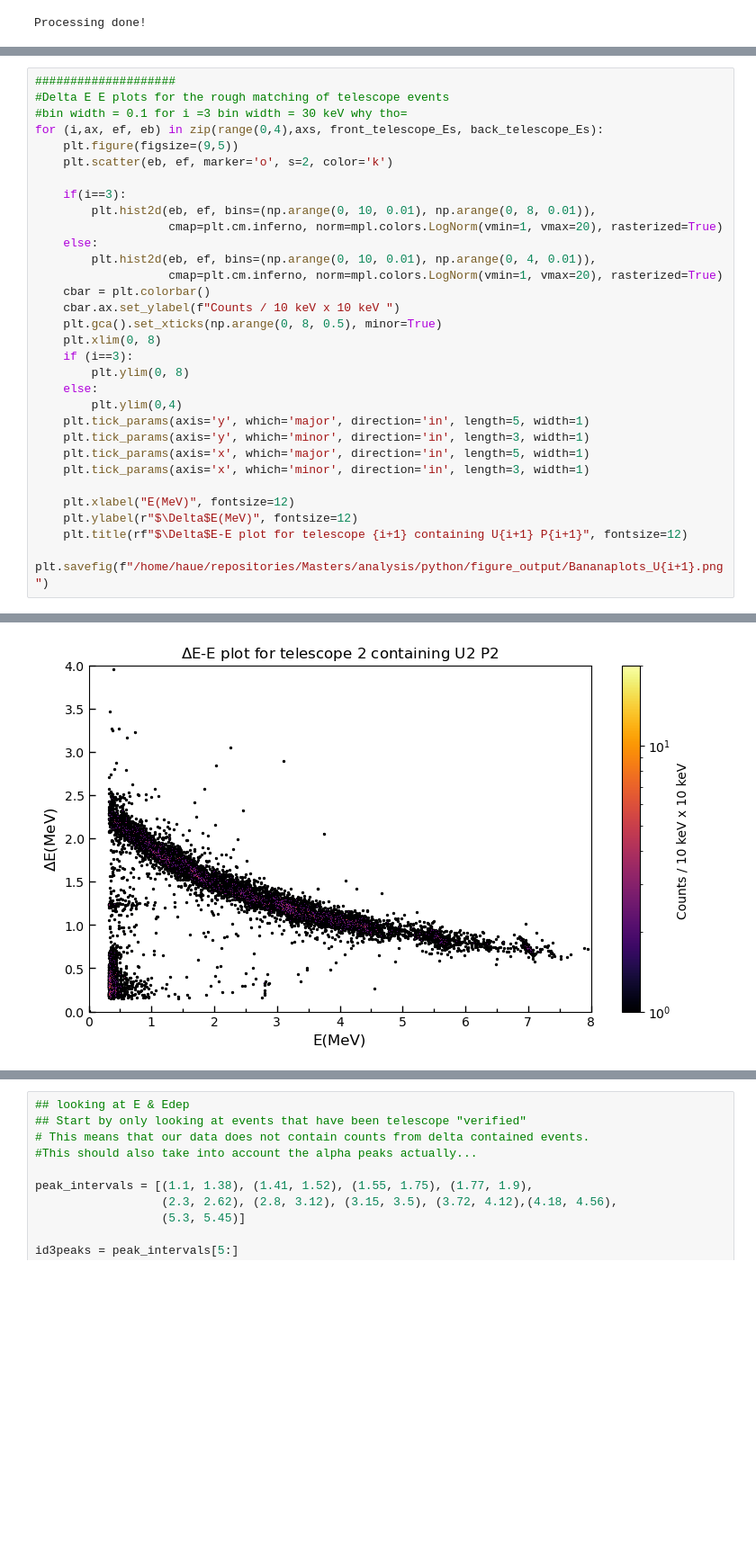
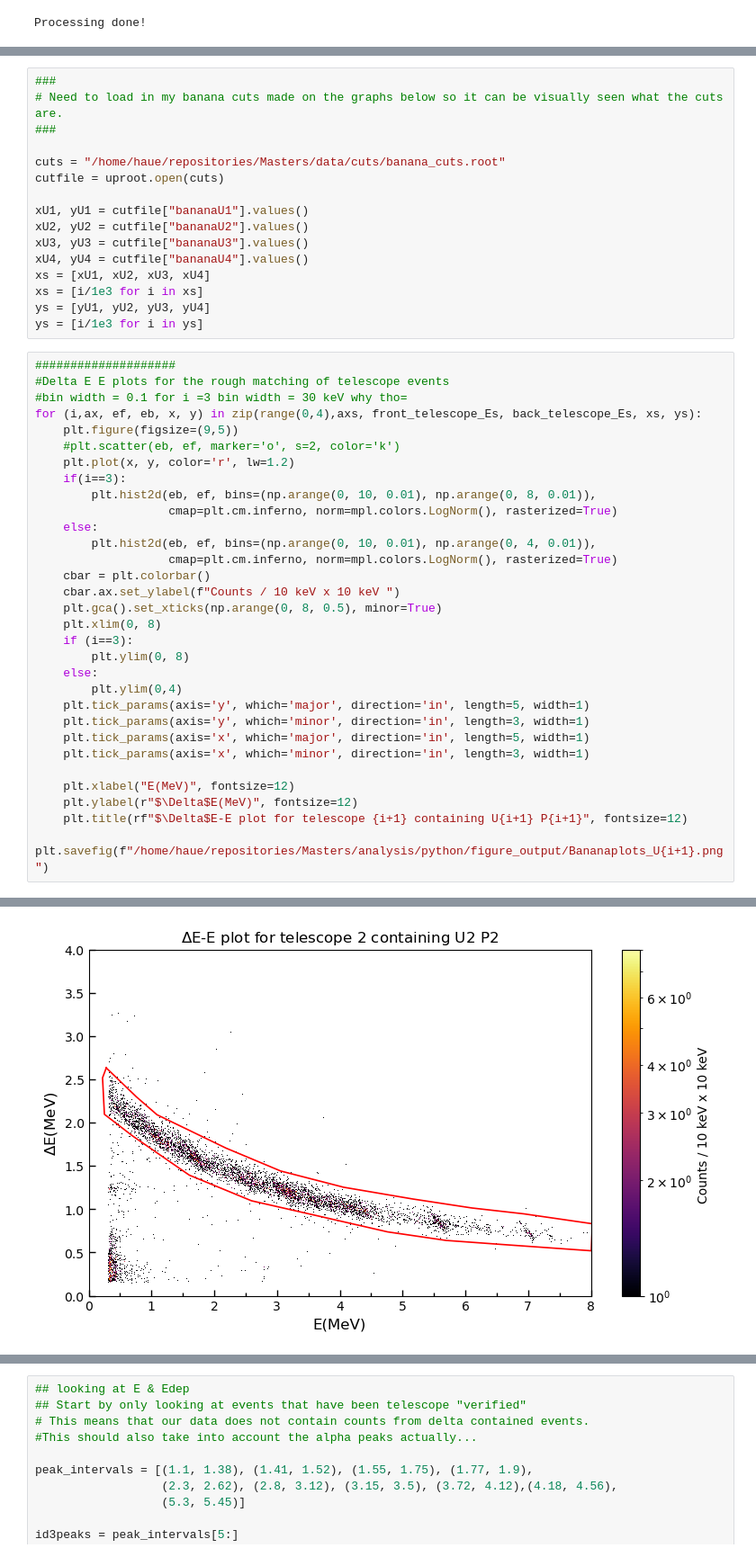
Before and after one commit to phaue/Masters, a Jupyter notebook: analysis/python/Bananamaker_plots.ipynb, the cells around one changed output, grey strips where cells are left out. Shown at 90% size. Drawn from its saved outputs; the diff is of its cells as text; blank space fills up the shorter version.

Commit message:
Tidied up some of the python scripts and made new plots based on the SingleProton analysis

```diff
--- a/analysis/python/Bananamaker_based_plots.ipynb
+++ b/analysis/python/Bananamaker_plots.ipynb
@@ -127,17 +170,33 @@ plt.savefig("/home/haue/repositories/Masters/analysis/python/figure_output/Sumsp
+# %%
+###
+# Need to load in my banana cuts made on the graphs below so it can be visually seen what the cuts are.
+###
+
+cuts = "/home/haue/repositories/Masters/data/cuts/banana_cuts.root"
+cutfile = uproot.open(cuts)
+
+xU1, yU1 = cutfile["bananaU1"].values()
+xU2, yU2 = cutfile["bananaU2"].values()
+xU3, yU3 = cutfile["bananaU3"].values()
+xU4, yU4 = cutfile["bananaU4"].values()
+xs = [xU1, xU2, xU3, xU4]
+xs = [i/1e3 for i in xs]
+ys = [yU1, yU2, yU3, yU4]
+ys = [i/1e3 for i in ys]
 # %%
 ####################
 #Delta E E plots for the rough matching of telescope events
 #bin width = 0.1 for i =3 bin width = 30 keV why tho=
-for (i,ax, ef, eb) in zip(range(0,4),axs, front_telescope_Es, back_telescope_Es):
+for (i,ax, ef, eb, x, y) in zip(range(0,4),axs, front_telescope_Es, back_telescope_Es, xs, ys):
     plt.figure(figsize=(9,5))
-    plt.scatter(eb, ef, marker='o', s=2, color='k')
-
+    #plt.scatter(eb, ef, marker='o', s=2, color='k')
+    plt.plot(x, y, color='r', lw=1.2)
     if(i==3):
         plt.hist2d(eb, ef, bins=(np.arange(0, 10, 0.01), np.arange(0, 8, 0.01)),
-                   cmap=plt.cm.inferno, norm=mpl.colors.LogNorm(vmin=1, vmax=20), rasterized=True)
+                   cmap=plt.cm.inferno, norm=mpl.colors.LogNorm(), rasterized=True)
     else:
         plt.hist2d(eb, ef, bins=(np.arange(0, 10, 0.01), np.arange(0, 4, 0.01)),
-                   cmap=plt.cm.inferno, norm=mpl.colors.LogNorm(vmin=1, vmax=20), rasterized=True)
+                   cmap=plt.cm.inferno, norm=mpl.colors.LogNorm(), rasterized=True)
     cbar = plt.colorbar()
     cbar.ax.set_ylabel(f"Counts / 10 keV x 10 keV ")
     plt.gca().set_xticks(np.arange(0, 8, 0.5), minor=True)
@@ -160 +219 @@ for (i,ax, ef, eb) in zip(range(0,4),axs, front_telescope_Es, back_telescope_Es)
-[figure, old version]
+[figure, new version]
```
Also changed, not shown: parts of 5 cells of this notebook, 13 other files.
